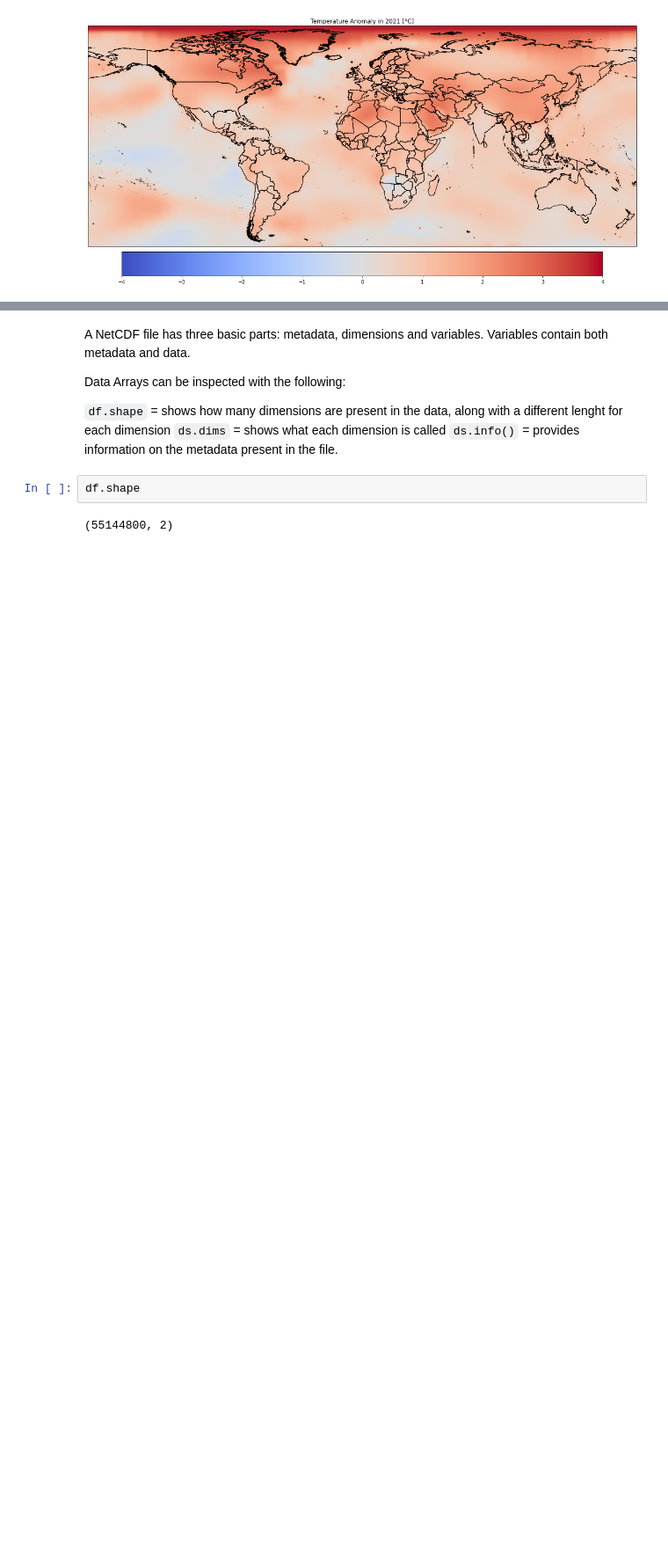
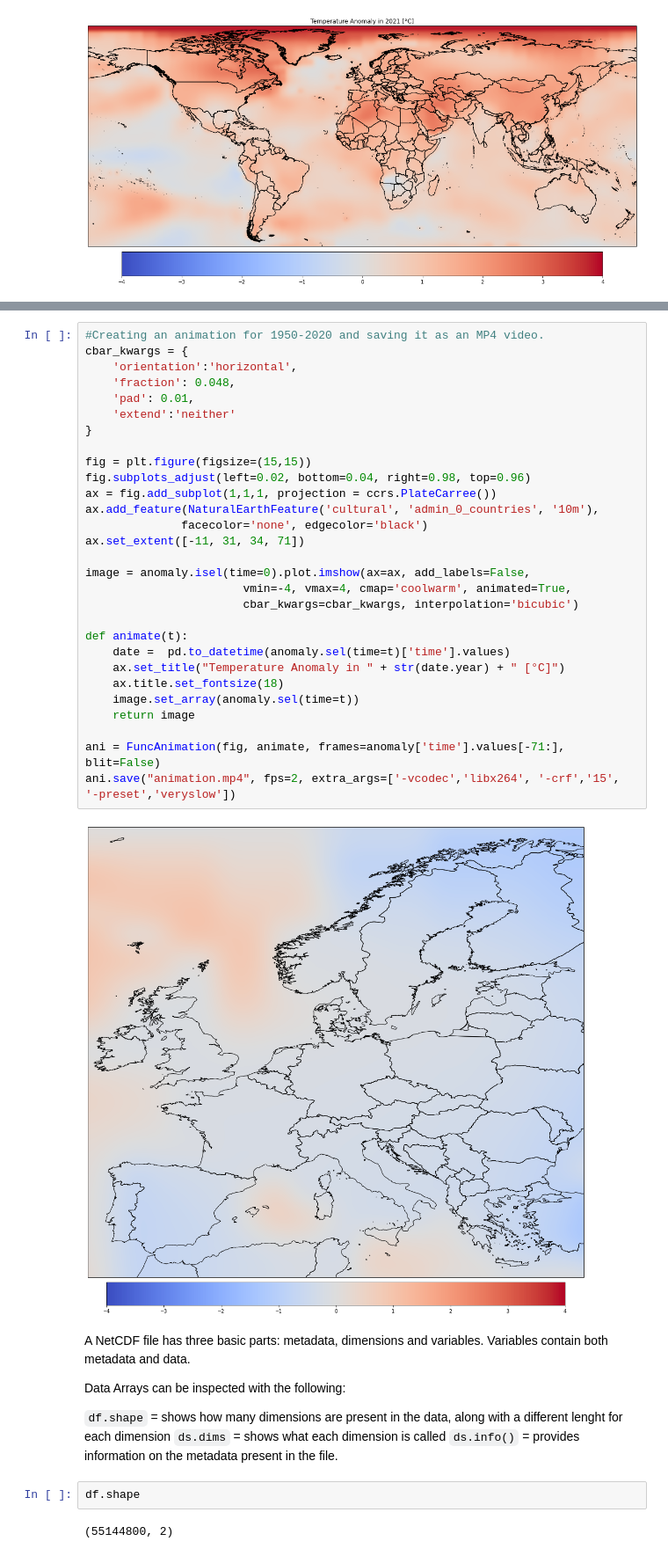
Before and after one commit to ingridarreola/E484, a Jupyter notebook: Data_Transformation.ipynb, the cells around one changed output, grey strips where cells are left out. Shown at 88% size. Saved outputs shown, nothing was run; the diff lists cells and outputs as text; blank space fills up the shorter version.

```diff
--- a/Data_Transformation.ipynb
+++ b/Data_Transformation.ipynb
@@ -79,3 +106,34 @@ plt.show()
+# %%
+#Creating an animation for 1950-2020 and saving it as an MP4 video.
+cbar_kwargs = {
+    'orientation':'horizontal',
+    'fraction': 0.048,
+    'pad': 0.01,
+    'extend':'neither'
+}
+
+fig = plt.figure(figsize=(15,15))
+fig.subplots_adjust(left=0.02, bottom=0.04, right=0.98, top=0.96)
+ax = fig.add_subplot(1,1,1, projection = ccrs.PlateCarree())
+ax.add_feature(NaturalEarthFeature('cultural', 'admin_0_countries', '10m'),
+              facecolor='none', edgecolor='black')
+ax.set_extent([-11, 31, 34, 71])
+
+image = anomaly.isel(time=0).plot.imshow(ax=ax, add_labels=False,
+                       vmin=-4, vmax=4, cmap='coolwarm', animated=True,
+                       cbar_kwargs=cbar_kwargs, interpolation='bicubic')
+
+def animate(t):
+    date =  pd.to_datetime(anomaly.sel(time=t)['time'].values)
+    ax.set_title("Temperature Anomaly in " + str(date.year) + " [°C]")
+    ax.title.set_fontsize(18)
+    image.set_array(anomaly.sel(time=t))
+    return image
+
+ani = FuncAnimation(fig, animate, frames=anomaly['time'].values[-71:], blit=False)
+ani.save("animation.mp4", fps=2, extra_args=['-vcodec','libx264', '-crf','15', '-preset','veryslow'])
+# %% [output]
+[figure, added]
 # %% [markdown]
 A NetCDF file has three basic parts: metadata, dimensions and variables. Variables contain both metadata and data.
 
```
Also changed, not shown: parts of 2 cells of this notebook, 2 other files.
